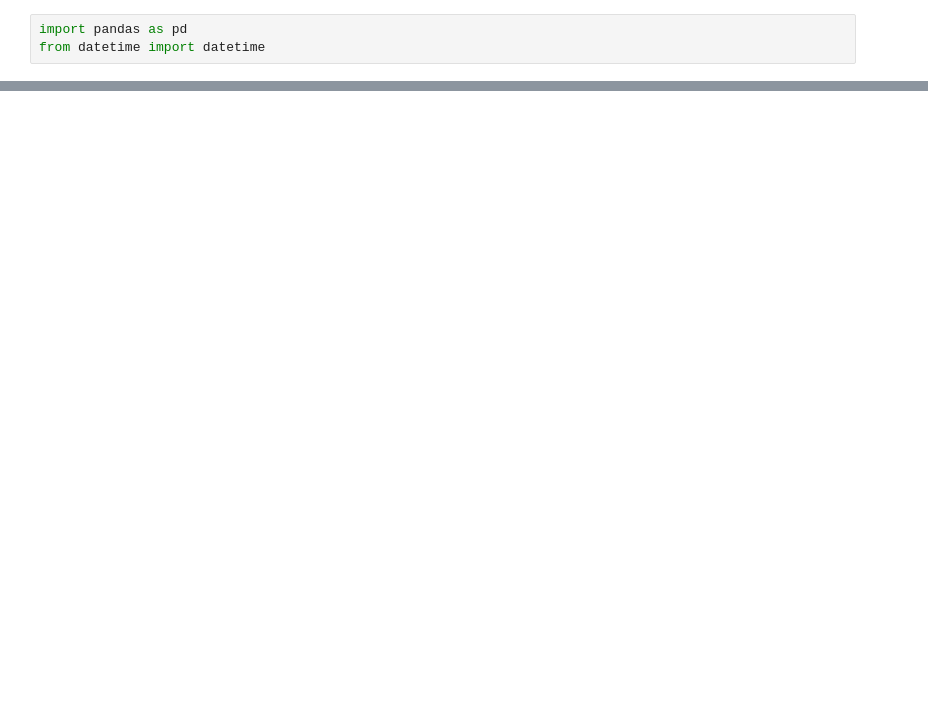
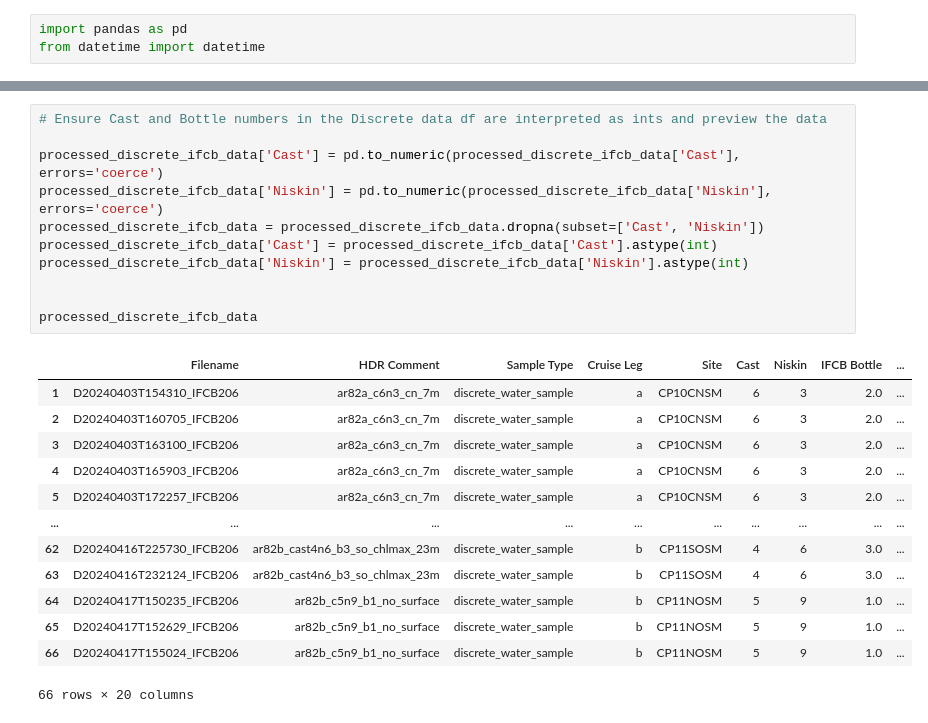
Before and after one commit to sauuyer/ifcb-parsing-processing, a Jupyter notebook: IFCB_Log_Notebooks/IFCB_Dashboard_Metadata_CSV_shipboard.ipynb, the cells around one changed output, grey strips where cells are left out. Saved outputs shown, nothing was run; the diff lists cells and outputs as text; blank space fills up the shorter version.

```diff
--- a/IFCB_Log_Notebooks/IFCB_Dashboard_Metadata_CSV_shipboard.ipynb
+++ b/IFCB_Log_Notebooks/IFCB_Dashboard_Metadata_CSV_shipboard.ipynb
@@ -43,0 +33,25 @@ processed_discrete_ifcb_data.columns.tolist()
+# %%
+# Ensure Cast and Bottle numbers in the Discrete data df are interpreted as ints and preview the data
+
+processed_discrete_ifcb_data['Cast'] = pd.to_numeric(processed_discrete_ifcb_data['Cast'], errors='coerce')
+processed_discrete_ifcb_data['Niskin'] = pd.to_numeric(processed_discrete_ifcb_data['Niskin'], errors='coerce')
+processed_discrete_ifcb_data = processed_discrete_ifcb_data.dropna(subset=['Cast', 'Niskin'])
+processed_discrete_ifcb_data['Cast'] = processed_discrete_ifcb_data['Cast'].astype(int)
+processed_discrete_ifcb_data['Niskin'] = processed_discrete_ifcb_data['Niskin'].astype(int)
+
+
+processed_discrete_ifcb_data
+# %% [output]
+|  | Filename | HDR Comment | Sample Type | Cruise Leg | Site | Cast | Niskin | IFCB Bottle | ... |
+| 1 | D20240403T154310_IFCB206 | ar82a_c6n3_cn_7m | discrete_water_sample | a | CP10CNSM | 6 | 3 | 2.0 | ... |
+| 2 | D20240403T160705_IFCB206 | ar82a_c6n3_cn_7m | discrete_water_sample | a | CP10CNSM | 6 | 3 | 2.0 | ... |
+| 3 | D20240403T163100_IFCB206 | ar82a_c6n3_cn_7m | discrete_water_sample | a | CP10CNSM | 6 | 3 | 2.0 | ... |
+| 4 | D20240403T165903_IFCB206 | ar82a_c6n3_cn_7m | discrete_water_sample | a | CP10CNSM | 6 | 3 | 2.0 | ... |
+| 5 | D20240403T172257_IFCB206 | ar82a_c6n3_cn_7m | discrete_water_sample | a | CP10CNSM | 6 | 3 | 2.0 | ... |
+| ... | ... | ... | ... | ... | ... | ... | ... | ... | ... |
+| 62 | D20240416T225730_IFCB206 | ar82b_cast4n6_b3_so_chlmax_23m | discrete_water_sample | b | CP11SOSM | 4 | 6 | 3.0 | ... |
+| 63 | D20240416T232124_IFCB206 | ar82b_cast4n6_b3_so_chlmax_23m | discrete_water_sample | b | CP11SOSM | 4 | 6 | 3.0 | ... |
+| 64 | D20240417T150235_IFCB206 | ar82b_c5n9_b1_no_surface | discrete_water_sample | b | CP11NOSM | 5 | 9 | 1.0 | ... |
+| 65 | D20240417T152629_IFCB206 | ar82b_c5n9_b1_no_surface | discrete_water_sample | b | CP11NOSM | 5 | 9 | 1.0 | ... |
+| 66 | D20240417T155024_IFCB206 | ar82b_c5n9_b1_no_surface | discrete_water_sample | b | CP11NOSM | 5 | 9 | 1.0 | ... |
+66 rows × 20 columns
```
Also changed, not shown: parts of 8 cells of this notebook, 1 other file.
